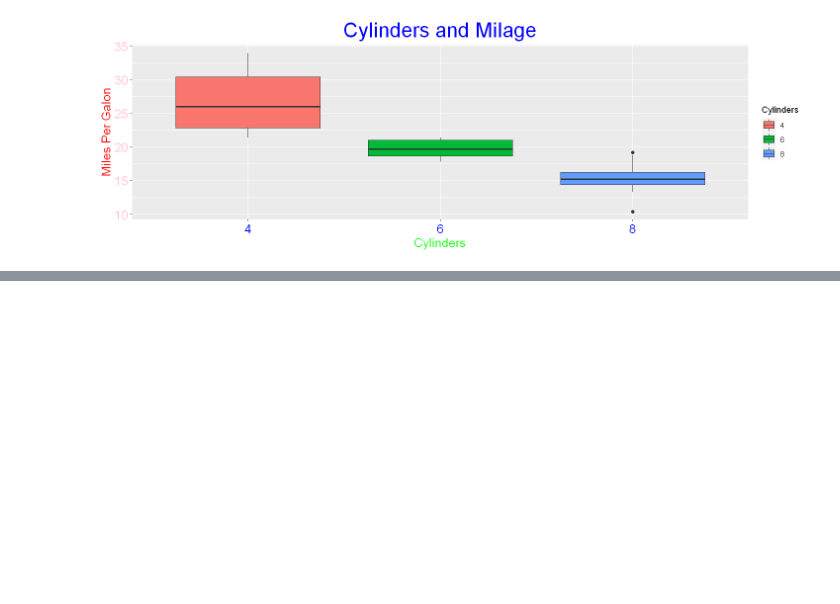
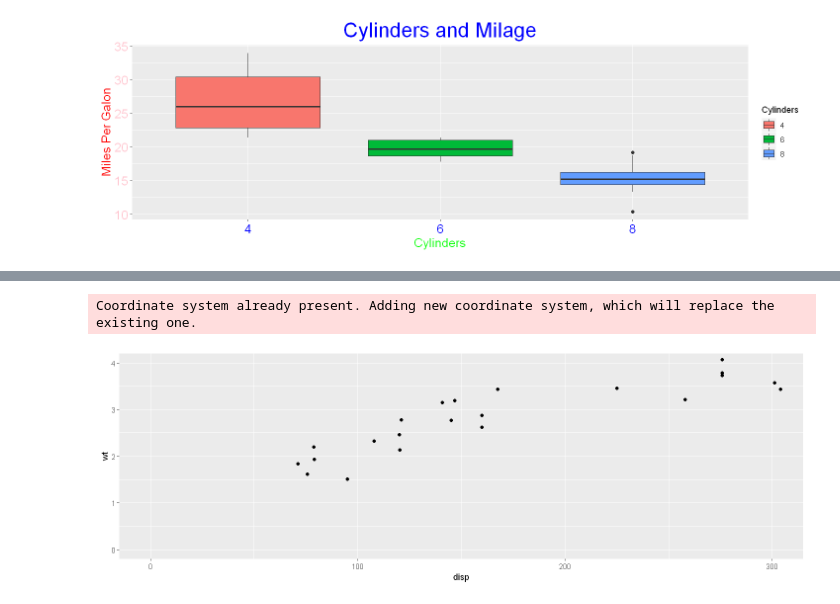
Before and after one commit to SUSREE64/R-Bootcamp, a Jupyter notebook: R-Basics/R-Visualization with ggplot().ipynb, the cells around one changed output, grey strips where cells are left out. Drawn from its saved outputs; the diff is of its cells as text; code cells hidden in the pictures; blank space fills up the shorter version.

```diff
--- a/R-Basics/R-Visualization with ggplot().ipynb
+++ b/R-Basics/R-Visualization with ggplot().ipynb
@@ -135,0 +169,7 @@ print(plt)
+# %%
+# suppose we want to plot disp 0, 300 and wt 0 to 4
+pl <- pl + coord_cartesian(xlim = c(0,300), ylim = c(0,4))
+print(pl)
+# %% [output]
+Coordinate system already present. Adding new coordinate system, which will replace the existing one.
+[figure, added]
```
Also changed, not shown: parts of 17 cells of this notebook.
